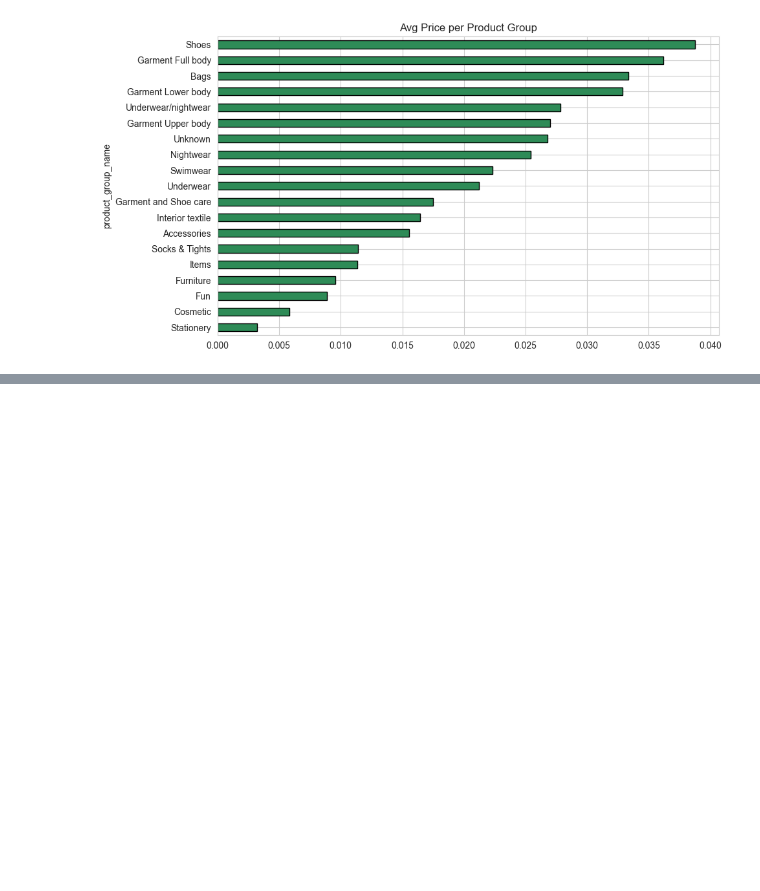
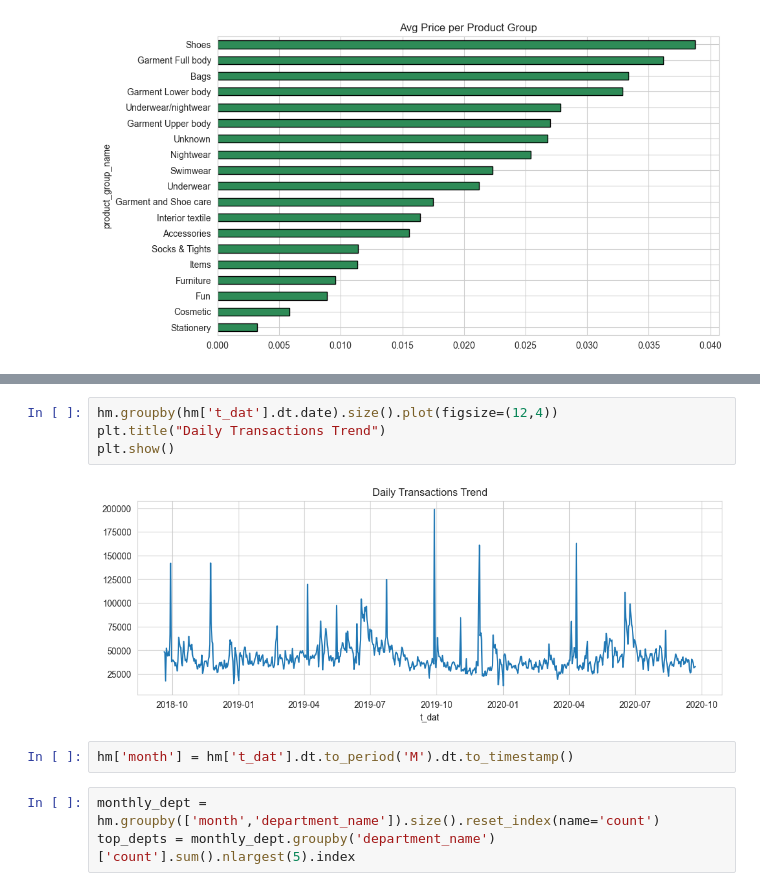
Before and after one commit to vaibhpande21/HndM-Fashion-Recommendation-System, a Jupyter notebook: rec.ipynb, the cells around one changed output, grey strips where cells are left out. Cells and saved outputs as stored; diff of their text form; blank space fills up the shorter version.

```diff
--- a/rec.ipynb
+++ b/rec.ipynb
@@ -121,0 +153,11 @@ plt.show()
+# %%
+hm.groupby(hm['t_dat'].dt.date).size().plot(figsize=(12,4))
+plt.title("Daily Transactions Trend")
+plt.show()
+# %% [output]
+[figure, added]
+# %%
+hm['month'] = hm['t_dat'].dt.to_period('M').dt.to_timestamp()
+# %%
+monthly_dept = hm.groupby(['month','department_name']).size().reset_index(name='count')
+top_depts = monthly_dept.groupby('department_name')['count'].sum().nlargest(5).index
```
Also changed, not shown: parts of 4 cells of this notebook.
